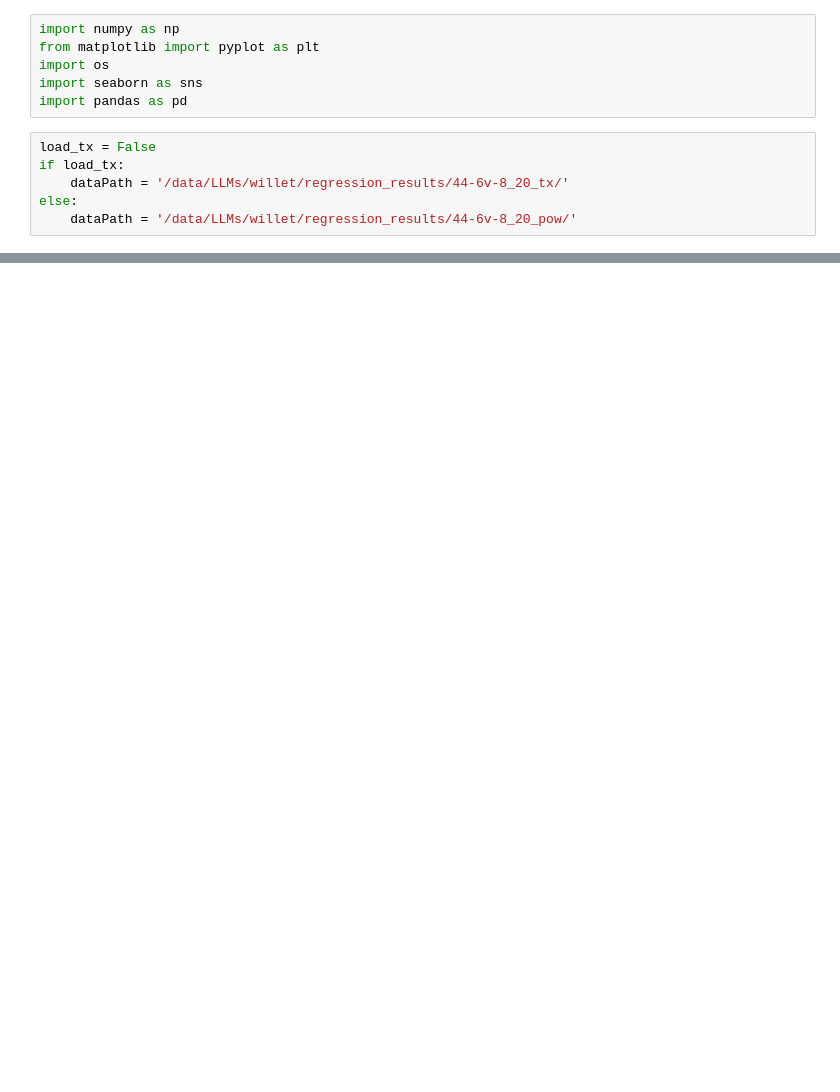
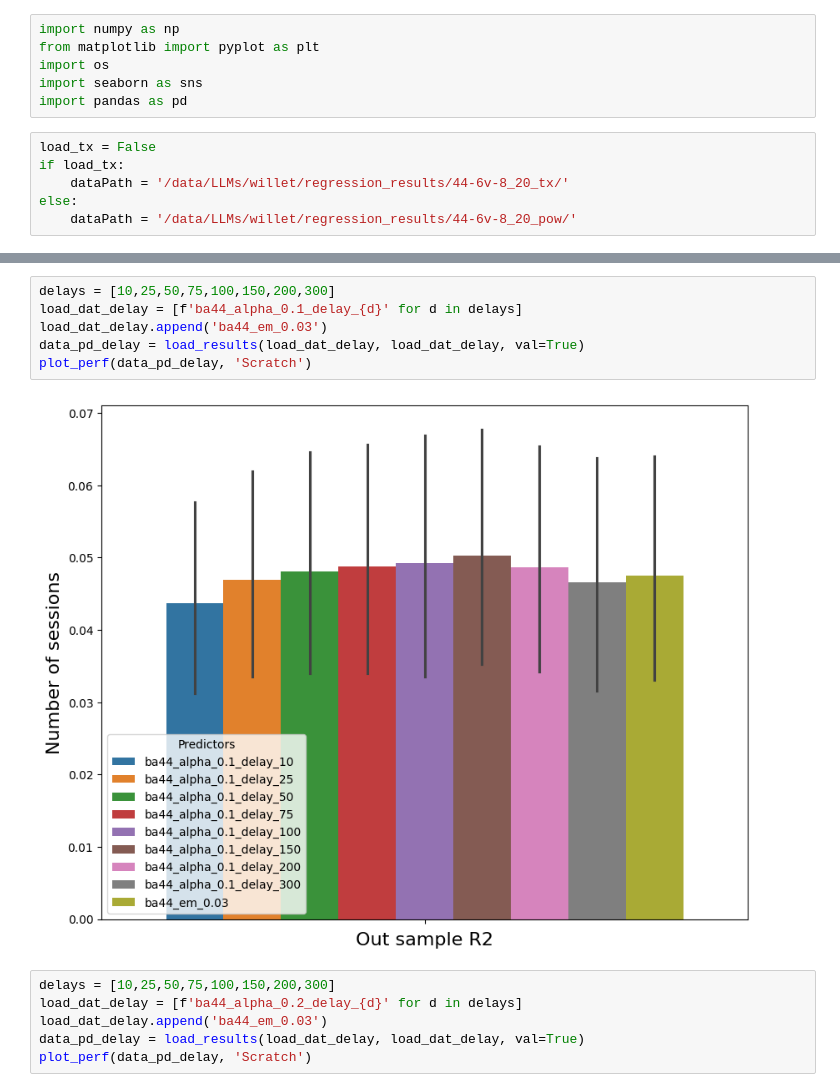
Before and after one commit to ebrahimfeghhi/broca_analyses, a Jupyter notebook: notebooks/analyze_reg.ipynb, the cells around one changed output, grey strips where cells are left out. Drawn from its saved outputs; the diff is of its cells as text; blank space fills up the shorter version.

```diff
--- a/notebooks/analyze_reg.ipynb
+++ b/notebooks/analyze_reg.ipynb
@@ -89,0 +53,14 @@ plt.hist(r2_oos)
+# %%
+delays = [10,25,50,75,100,150,200,300]
+load_dat_delay = [f'ba44_alpha_0.1_delay_{d}' for d in delays]
+load_dat_delay.append('ba44_em_0.03')
+data_pd_delay = load_results(load_dat_delay, load_dat_delay, val=True)
+plot_perf(data_pd_delay, 'Scratch')
+# %% [output]
+[figure, added]
+# %%
+delays = [10,25,50,75,100,150,200,300]
+load_dat_delay = [f'ba44_alpha_0.2_delay_{d}' for d in delays]
+load_dat_delay.append('ba44_em_0.03')
+data_pd_delay = load_results(load_dat_delay, load_dat_delay, val=True)
+plot_perf(data_pd_delay, 'Scratch')
```
Also changed, not shown: parts of 10 cells of this notebook, 16 other files.
